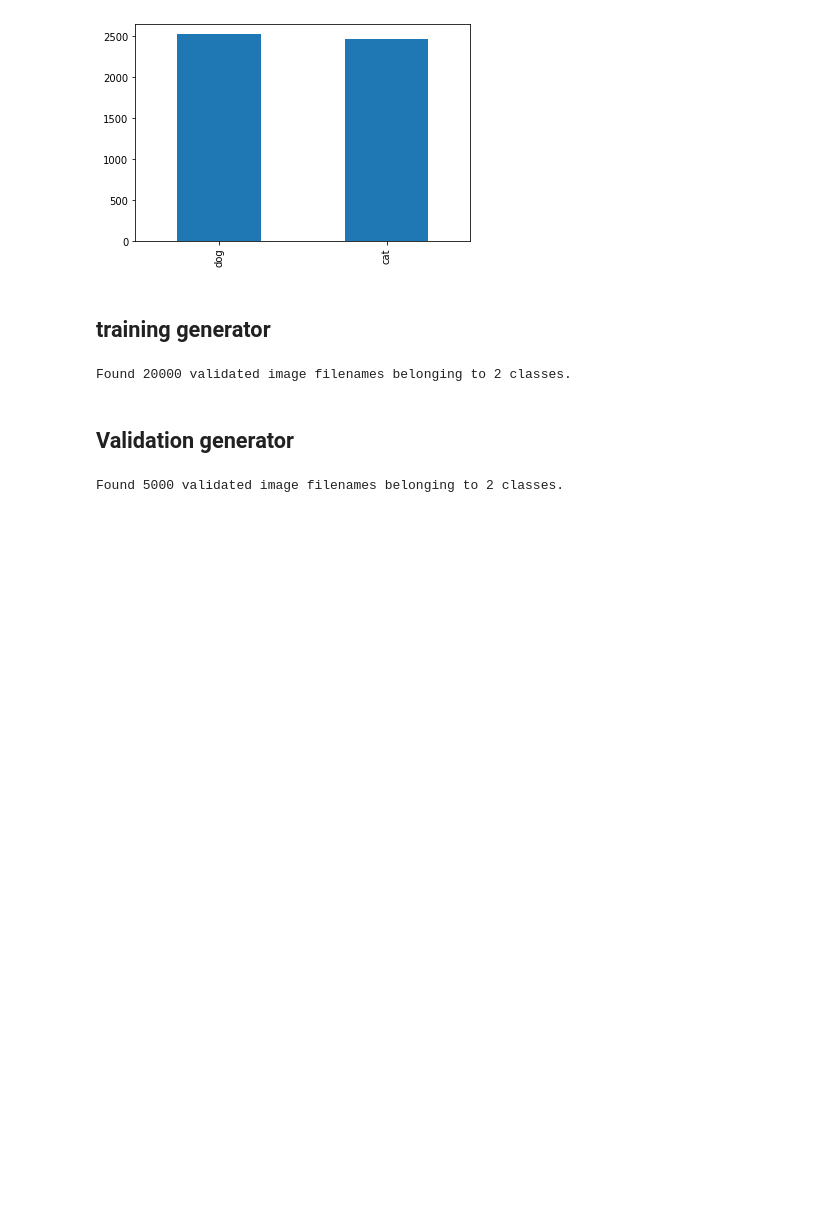
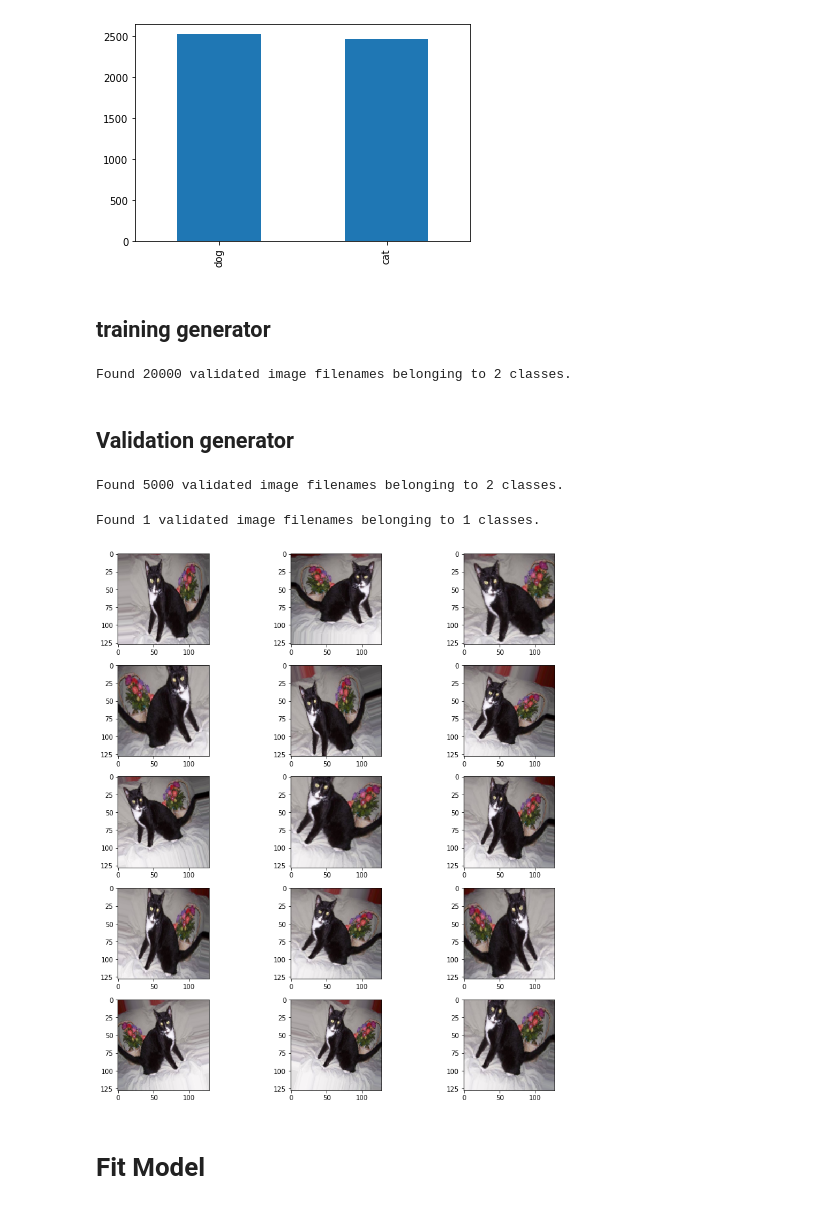
Before and after one commit to Mystery01092000/Data-Science-In-Action, a Jupyter notebook: Dogs_vs_Cats/notebook.ipynb, the cells around one changed output. Cells and saved outputs as stored; diff of their text form; code cells hidden in the pictures; blank space fills up the shorter version.

```diff
--- a/Dogs_vs_Cats/notebook.ipynb
+++ b/Dogs_vs_Cats/notebook.ipynb
@@ -218,3 +218,30 @@ validation_generator = validation_datagen.flow_from_dataframe(
 )
 # %% [output]
 Found 5000 validated image filenames belonging to 2 classes.
+# %%
+#Checking how our image generator works
+example_df = train_df.sample(n=1).reset_index(drop=True)
+example_generator = train_datagen.flow_from_dataframe(
+    example_df,
+    "/Users/pranavtomar/Downloads/dogs-vs-cats/train/",
+    x_col='filename',
+    y_col='category',
+    target_size=IMAGE_SIZE,
+    class_mode='categorical'
+)
+# %% [output]
+Found 1 validated image filenames belonging to 1 classes.
+# %%
+plt.figure(figsize=(12, 12))
+for i in range(0, 15):
+    plt.subplot(5, 3, i+1)
+    for X_batch, Y_batch in example_generator:
+        image = X_batch[0]
+        plt.imshow(image)
+        break
+plt.tight_layout()
+plt.show()
+# %% [output]
+[figure, added]
+# %% [markdown]
+# Fit Model
```
Also changed, not shown: parts of 1 cell of this notebook, 1 other file.
